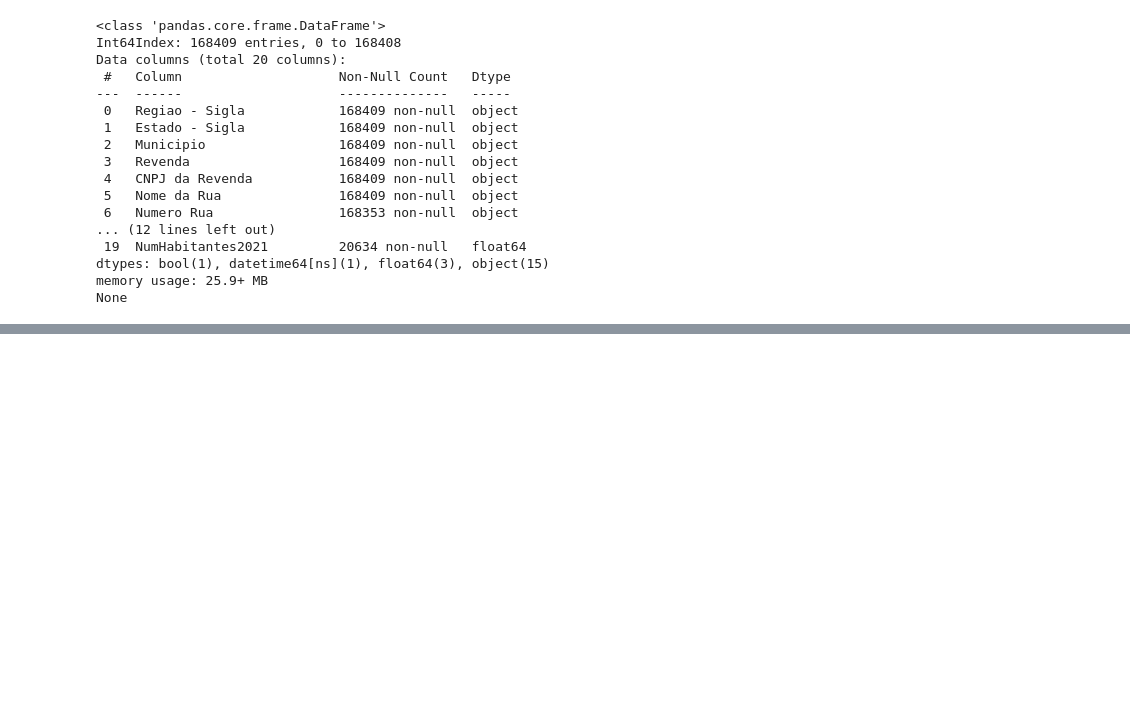
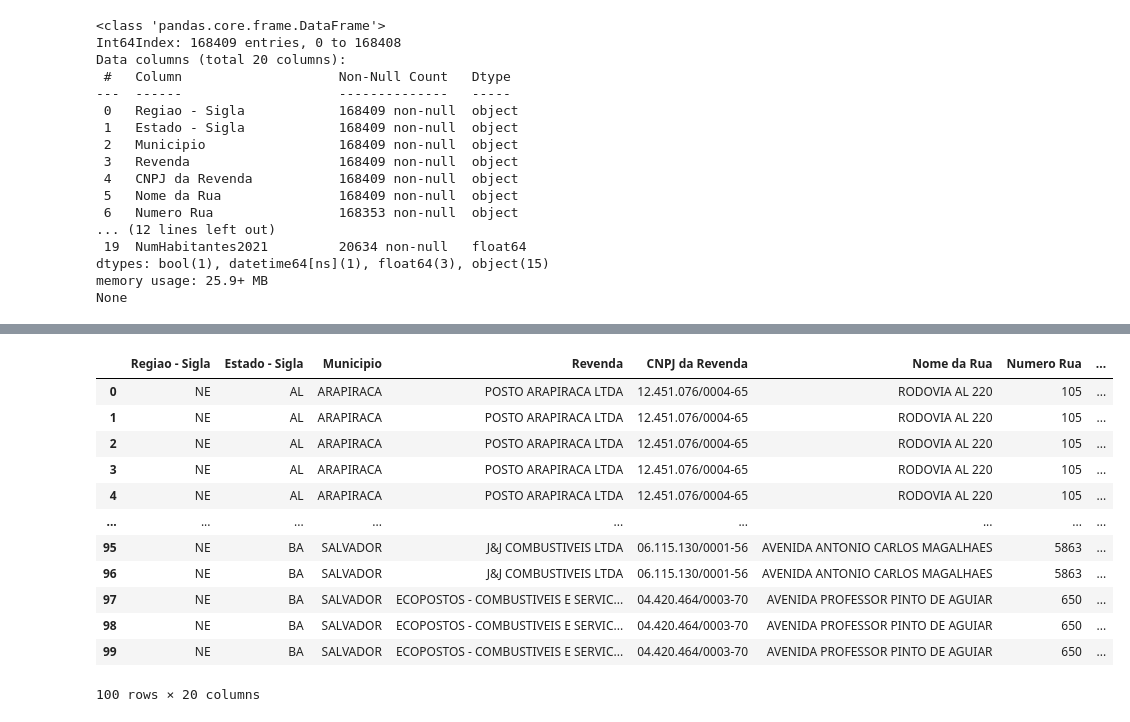
Before and after one commit to thayseps/CursodeExtensaoPythonPandas, a Jupyter notebook: segundo_exemplo_em_python_pandas.ipynb, the cells around one changed output, grey strips where cells are left out. Saved outputs shown, nothing was run; the diff lists cells and outputs as text; code cells hidden in the pictures; blank space fills up the shorter version.

```diff
--- a/segundo_exemplo_em_python_pandas.ipynb
+++ b/segundo_exemplo_em_python_pandas.ipynb
@@ -193,0 +218,18 @@ None
+# %%
+# Remover a linhas duplicadas
+merge_df.drop_duplicates(inplace=True)
+display(merge_df.head(100))
+# %% [output]
+|  | Regiao - Sigla | Estado - Sigla | Municipio | Revenda | CNPJ da Revenda | Nome da Rua | Numero Rua | ... |
+| 0 | NE | AL | ARAPIRACA | POSTO ARAPIRACA LTDA | 12.451.076/0004-65 | RODOVIA AL 220 | 105 | ... |
+| 1 | NE | AL | ARAPIRACA | POSTO ARAPIRACA LTDA | 12.451.076/0004-65 | RODOVIA AL 220 | 105 | ... |
+| 2 | NE | AL | ARAPIRACA | POSTO ARAPIRACA LTDA | 12.451.076/0004-65 | RODOVIA AL 220 | 105 | ... |
+| 3 | NE | AL | ARAPIRACA | POSTO ARAPIRACA LTDA | 12.451.076/0004-65 | RODOVIA AL 220 | 105 | ... |
+| 4 | NE | AL | ARAPIRACA | POSTO ARAPIRACA LTDA | 12.451.076/0004-65 | RODOVIA AL 220 | 105 | ... |
+| ... | ... | ... | ... | ... | ... | ... | ... | ... |
+| 95 | NE | BA | SALVADOR | J&J COMBUSTIVEIS LTDA | 06.115.130/0001-56 | AVENIDA ANTONIO CARLOS MAGALHAES | 5863 | ... |
+| 96 | NE | BA | SALVADOR | J&J COMBUSTIVEIS LTDA | 06.115.130/0001-56 | AVENIDA ANTONIO CARLOS MAGALHAES | 5863 | ... |
+| 97 | NE | BA | SALVADOR | ECOPOSTOS - COMBUSTIVEIS E SERVIC... | 04.420.464/0003-70 | AVENIDA PROFESSOR PINTO DE AGUIAR | 650 | ... |
+| 98 | NE | BA | SALVADOR | ECOPOSTOS - COMBUSTIVEIS E SERVIC... | 04.420.464/0003-70 | AVENIDA PROFESSOR PINTO DE AGUIAR | 650 | ... |
+| 99 | NE | BA | SALVADOR | ECOPOSTOS - COMBUSTIVEIS E SERVIC... | 04.420.464/0003-70 | AVENIDA PROFESSOR PINTO DE AGUIAR | 650 | ... |
+100 rows × 20 columns
```
Also changed, not shown: parts of 3 cells of this notebook.
